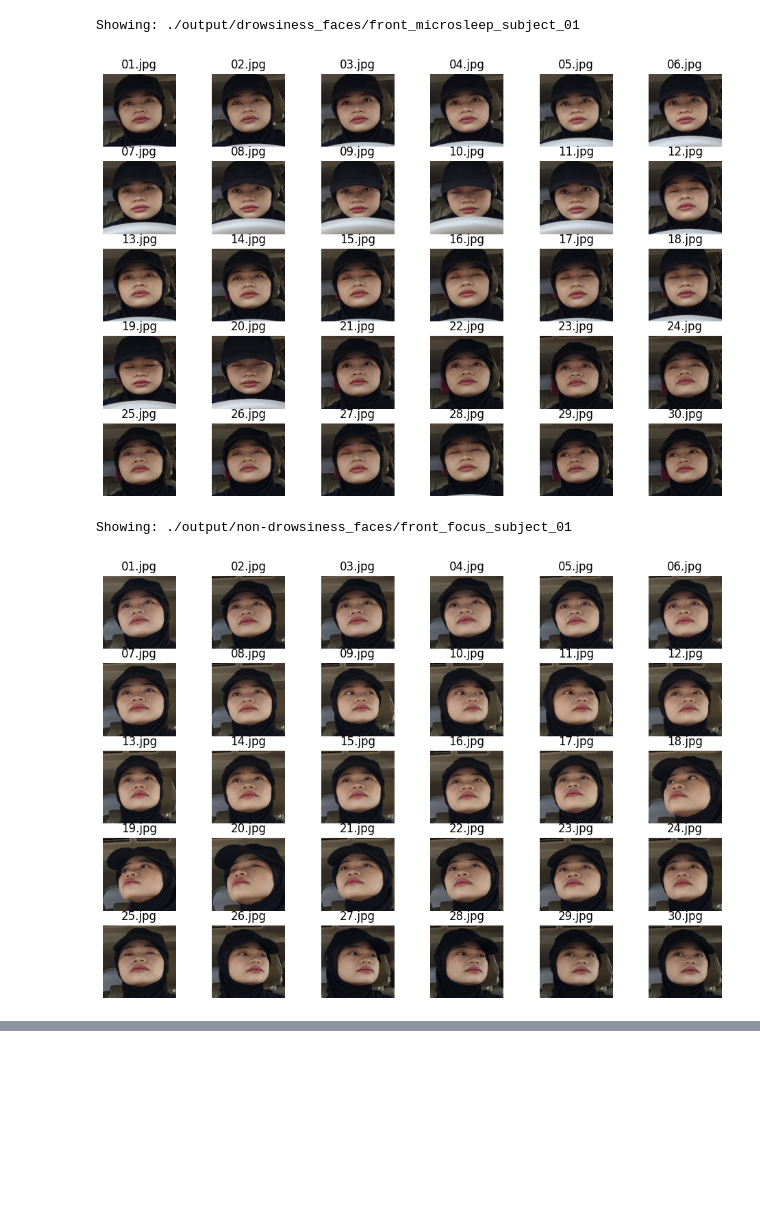
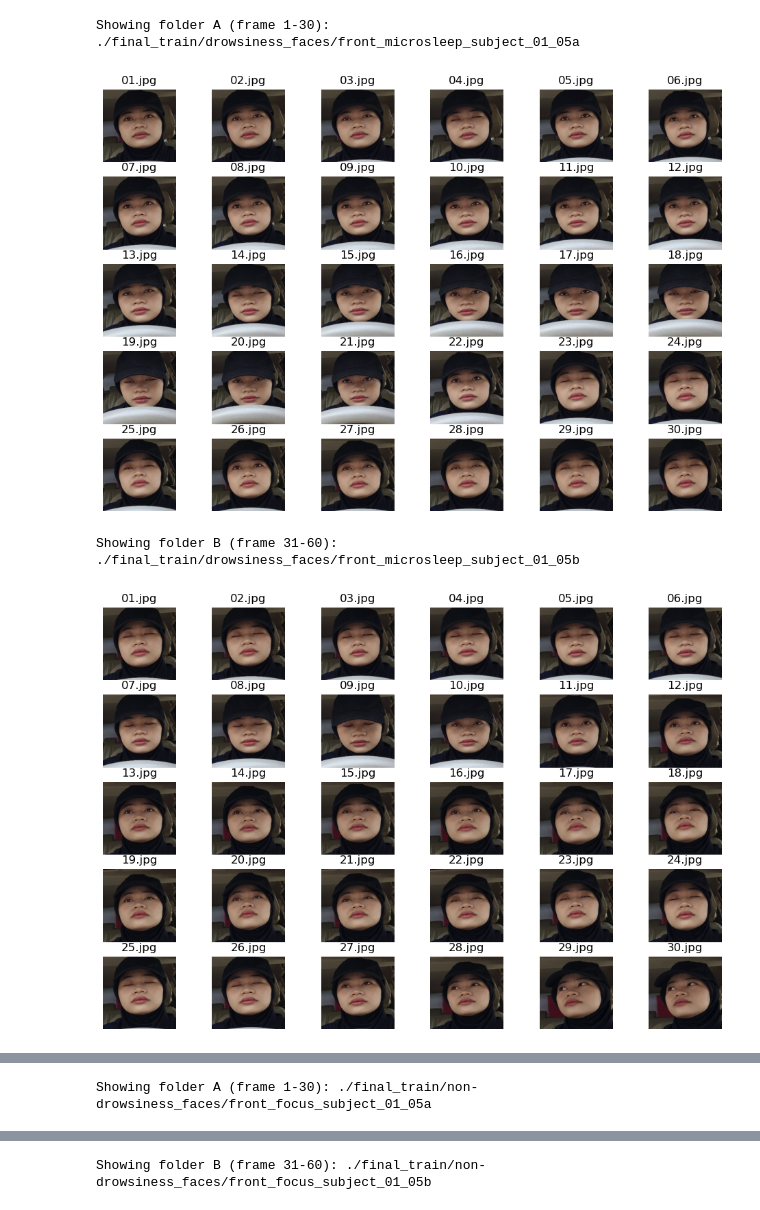
Before and after one commit to NSquid/Data-Slayer-3.0, a Jupyter notebook: face_extractor.ipynb, the cells around one changed output, grey strips where cells are left out. Cells and saved outputs as stored; diff of their text form; code cells hidden in the pictures; blank space fills up the shorter version.

Commit message:
extract 60 frames from train data

```diff
--- a/face_extractor.ipynb
+++ b/face_extractor.ipynb
@@ -16,6 +16,8 @@ Using device: cpu
 # %%
 VIDEO_DIRS = ["./train/drowsiness_separated/", "./train/non-drowsiness_separated/"]
-OUTPUT_DIRS = ["./output/drowsiness_faces/", "./output/non-drowsiness_faces/"]
+OUTPUT_DIRS = ["./final_train/drowsiness_faces/", "./final_train/non-drowsiness_faces/"]
+# Ekstrak 60 frame, split jadi 2 folder (30+30)
+NUM_FRAMES_TOTAL = 60
 # %%
 LABEL_CSV = None
 # %%
@@ -122,7 +135,11 @@ def extract_video_to_jpg(video_path, out_dir, num_frames=30, out_size=OUT_SIZE,
     cap.release()
     return True
 # %%
-def batch_process_to_jpg(video_dir, output_dir, label_csv=None):
+def batch_process_to_jpg_split(video_dir, output_dir, label_csv=None):
+    """
+    Process semua video: ekstrak 60 frame, split jadi 2 folder
+    Video xxx.mp4 -> xxx_05a (frame 1-30) dan xxx_05b (frame 31-60)
+    """
     entries = []
 
     if label_csv is not None:
@@ -141,16 +158,20 @@ def batch_process_to_jpg(video_dir, output_dir, label_csv=None):
     for filename, label in tqdm(entries, desc="Extracting frames"):
         in_path = os.path.join(video_dir, filename)
 
-        # out folder: videos/output/video_name/
+        # folder name tanpa ekstensi
         folder_name = os.path.splitext(filename)[0]
-        out_folder = os.path.join(output_dir, folder_name)
 
-        ok = extract_video_to_jpg(in_path, out_folder,
-                                  NUM_FRAMES, OUT_SIZE, MARGIN)
+        # Buat 2 folder: _05a dan _05b
+        out_folder_a = os.path.join(output_dir, folder_name + "_05a")
+        out_folder_b = os.path.join(output_dir, folder_name + "_05b")
+
+        ok = extract_video_to_jpg_split(in_path, out_folder_a, out_folder_b,
+                                       NUM_FRAMES_TOTAL, OUT_SIZE, MARGIN)
 
         results.append({
             "video": filename,
-            "out_folder": out_folder,
+            "out_folder_a": out_folder_a,
+            "out_folder_b": out_folder_b,
             "label": label,
             "success": ok
         })
@@ -175,12 +196,15 @@ def show_frames(folder, cols=6, figsize=(12,8)):
     plt.show()
 # %%
 for VIDEO_DIR, OUTPUT_DIR in zip(VIDEO_DIRS, OUTPUT_DIRS):
-    manifest = batch_process_to_jpg(VIDEO_DIR, OUTPUT_DIR, LABEL_CSV)
-    manifest.head()
+    manifest = batch_process_to_jpg_split(VIDEO_DIR, OUTPUT_DIR, LABEL_CSV)
+    display(manifest.head())
 
     first_ok = manifest[manifest.success].head(1)
     if len(first_ok) > 0:
-        folder = first_ok.iloc[0].out_folder
-        print("Showing:", folder)
-        show_frames(folder)
+        folder_a = first_ok.iloc[0].out_folder_a
+        folder_b = first_ok.iloc[0].out_folder_b
+        print("Showing folder A (frame 1-30):", folder_a)
+        show_frames(folder_a)
+        print("Showing folder B (frame 31-60):", folder_b)
+        show_frames(folder_b)
 # %% [output]
@@ -187,4 +217,4 @@ for VIDEO_DIR, OUTPUT_DIR in zip(VIDEO_DIRS, OUTPUT_DIRS):
-Showing: ./output/drowsiness_faces/front_microsleep_subject_01
+Showing folder A (frame 1-30): ./final_train/drowsiness_faces/front_microsleep_subject_01_05a
-[figure, old version]
+[figure, new version]
-Showing: ./output/non-drowsiness_faces/front_focus_subject_01
+Showing folder B (frame 31-60): ./final_train/drowsiness_faces/front_microsleep_subject_01_05b
-[figure, old version]
+[figure, new version]
@@ -190,0 +227 @@ Showing: ./output/non-drowsiness_faces/front_focus_subject_01
+Showing folder A (frame 1-30): ./final_train/non-drowsiness_faces/front_focus_subject_01_05a
@@ -190,0 +229 @@ Showing: ./output/non-drowsiness_faces/front_focus_subject_01
+Showing folder B (frame 31-60): ./final_train/non-drowsiness_faces/front_focus_subject_01_05b
```
Also changed, not shown: parts of 4 cells of this notebook.
